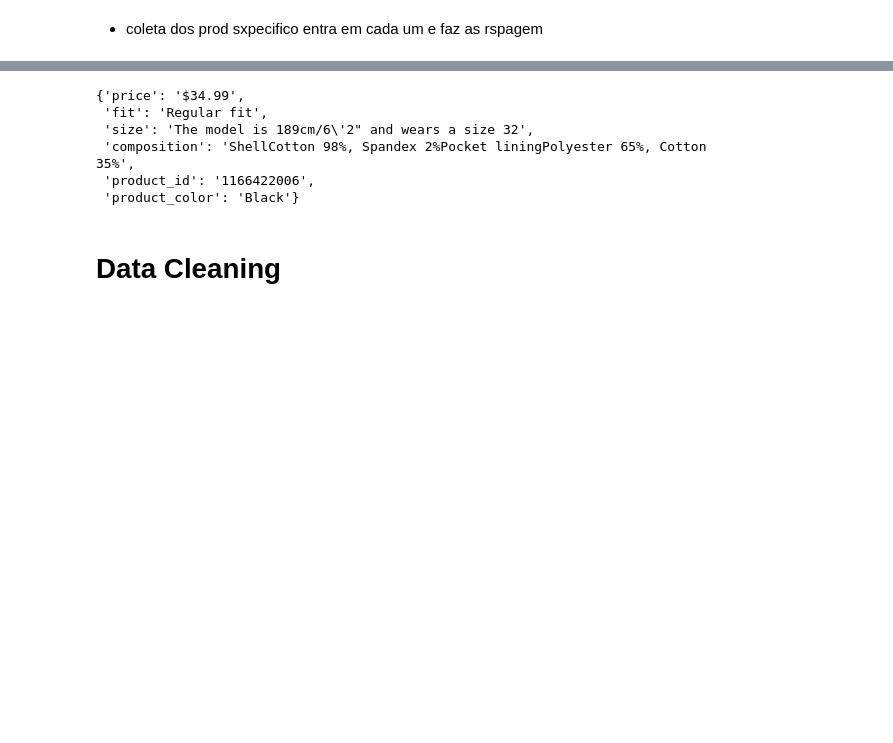
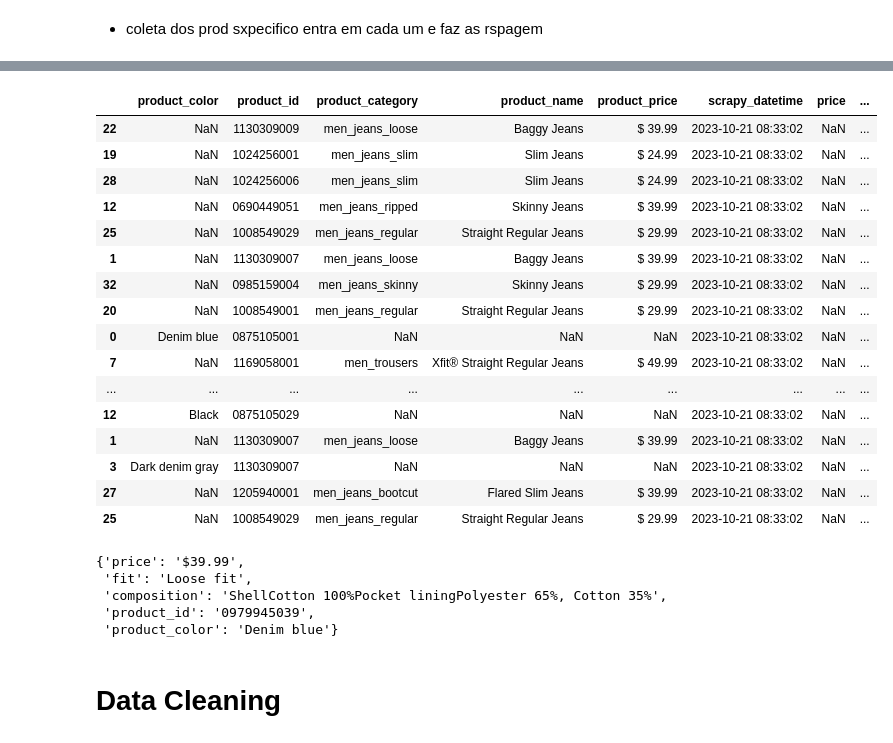
Before and after one commit to HallanMiranda/ds_dev_webscraping, a Jupyter notebook: c3-disining-etl.ipynb, the cells around one changed output, grey strips where cells are left out. Saved outputs shown, nothing was run; the diff lists cells and outputs as text; code cells hidden in the pictures; blank space fills up the shorter version.

```diff
--- a/c3-disining-etl.ipynb
+++ b/c3-disining-etl.ipynb
@@ -124,6 +124,12 @@ for i in range(len(data)):
 
             product_info = {}
 
+            ## =============================== product_name =======================================
+            product_name_element = product_element.find('h1', class_='primary product-item-headline')
+            if product_name_element:
+                product_name = product_name_element.text.strip()
+                product_info['product_name'] = product_name
+
             # =============================== Product Price  =====================================
             price_tag = soup.find('span', class_='price-value')
             if price_tag:
@@ -131,7 +137,7 @@ for i in range(len(data)):
                 product_info['price'] = price
 
             # =============================== Composition =======================================
-            # Extrair informações específicas para cada produto
+
             fit_element = product_element.find('dt', string='Fit')
             if fit_element:
                 fit = fit_element.find_next('dd').text.strip()
@@ -146,14 +152,6 @@ for i in range(len(data)):
             if composition_element:
                 composition = composition_element.find_next('ul').text.strip()
                 product_info['composition'] = composition.replace('\n', '')
-
-            ## =============================== product_name =======================================
-            product_name_element = product_element.find('h1', class_='primary product-item-headline')
-            if product_name_element:
-                product_name = product_name_element.text.strip()
-                product_info['product_name'] = product_name
-
-
 
 
             article_number_element = product_element.find('div', string=re.compile(r'Article number\d+'))
@@ -177,7 +175,7 @@ for i in range(len(data)):
         aux = aux + df_composition.columns.tolist()
 
         # ========================== df_color + df_composition ==================================
-        df_compositions = pd.concat([df_compositions, df_composition], axis=0)
+        df_compositions = pd.concat([df_color, data, df_compositions, df_composition], axis=0)
 
 df_compositions['style_id'] = df_compositions['product_id'].apply(lambda x: x[:-3])
 df_compositions['color_id'] = df_compositions['product_id'].apply(lambda x: x[-3:])
@@ -232,12 +223,31 @@ df_composition
+# %%
+df_compositions.sample(20)
+# %% [output]
+|  | product_color | product_id | product_category | product_name | product_price | scrapy_datetime | price | ... |
+| 22 | NaN | 1130309009 | men_jeans_loose | Baggy Jeans | $ 39.99 | 2023-10-21 08:33:02 | NaN | ... |
+| 19 | NaN | 1024256001 | men_jeans_slim | Slim Jeans | $ 24.99 | 2023-10-21 08:33:02 | NaN | ... |
+| 28 | NaN | 1024256006 | men_jeans_slim | Slim Jeans | $ 24.99 | 2023-10-21 08:33:02 | NaN | ... |
+| 12 | NaN | 0690449051 | men_jeans_ripped | Skinny Jeans | $ 39.99 | 2023-10-21 08:33:02 | NaN | ... |
+| 25 | NaN | 1008549029 | men_jeans_regular | Straight Regular Jeans | $ 29.99 | 2023-10-21 08:33:02 | NaN | ... |
+| 1 | NaN | 1130309007 | men_jeans_loose | Baggy Jeans | $ 39.99 | 2023-10-21 08:33:02 | NaN | ... |
+| 32 | NaN | 0985159004 | men_jeans_skinny | Skinny Jeans | $ 29.99 | 2023-10-21 08:33:02 | NaN | ... |
+| 20 | NaN | 1008549001 | men_jeans_regular | Straight Regular Jeans | $ 29.99 | 2023-10-21 08:33:02 | NaN | ... |
+| 0 | Denim blue | 0875105001 | NaN | NaN | NaN | 2023-10-21 08:33:02 | NaN | ... |
+| 7 | NaN | 1169058001 | men_trousers | Xfit® Straight Regular Jeans | $ 49.99 | 2023-10-21 08:33:02 | NaN | ... |
+| ... | ... | ... | ... | ... | ... | ... | ... | ... |
+| 12 | Black | 0875105029 | NaN | NaN | NaN | 2023-10-21 08:33:02 | NaN | ... |
+| 1 | NaN | 1130309007 | men_jeans_loose | Baggy Jeans | $ 39.99 | 2023-10-21 08:33:02 | NaN | ... |
+| 3 | Dark denim gray | 1130309007 | NaN | NaN | NaN | 2023-10-21 08:33:02 | NaN | ... |
+| 27 | NaN | 1205940001 | men_jeans_bootcut | Flared Slim Jeans | $ 39.99 | 2023-10-21 08:33:02 | NaN | ... |
+| 25 | NaN | 1008549029 | men_jeans_regular | Straight Regular Jeans | $ 29.99 | 2023-10-21 08:33:02 | NaN | ... |
 # %%
 product_info
 # %% [output]
-{'price': '$34.99',
- 'fit': 'Regular fit',
- 'size': 'The model is 189cm/6\'2" and wears a size 32',
- 'composition': 'ShellCotton 98%, Spandex 2%Pocket liningPolyester 65%, Cotton 35%',
- 'product_id': '1166422006',
- 'product_color': 'Black'}
+{'price': '$39.99',
+ 'fit': 'Loose fit',
+ 'composition': 'ShellCotton 100%Pocket liningPolyester 65%, Cotton 35%',
+ 'product_id': '0979945039',
+ 'product_color': 'Denim blue'}
 # %% [markdown]
 # Data Cleaning
 # %% [markdown]
```
Also changed, not shown: parts of 8 cells of this notebook, 1 other file.
